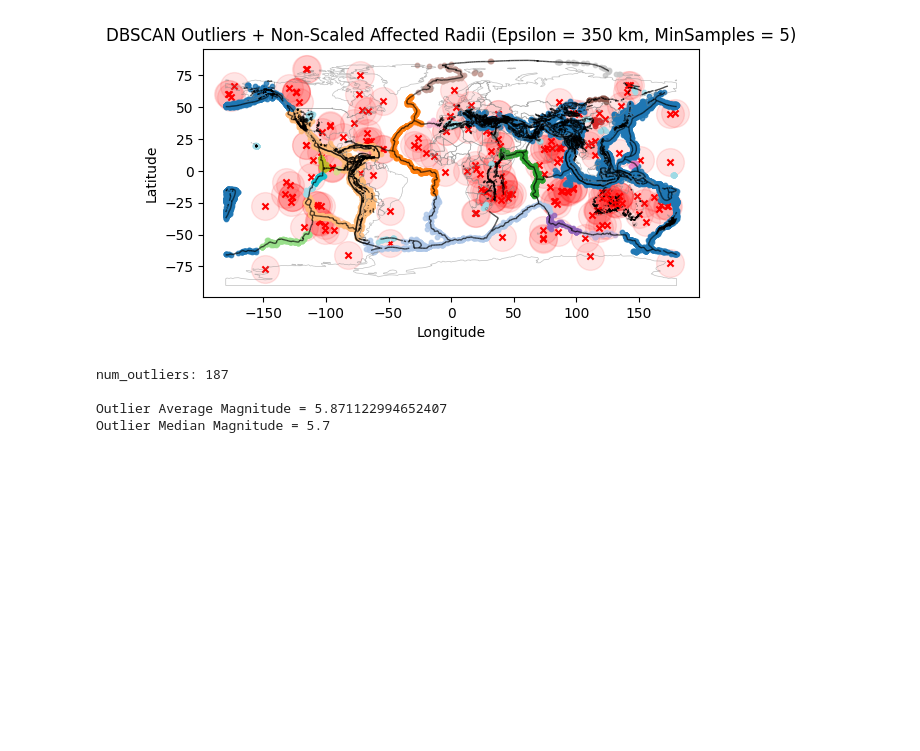
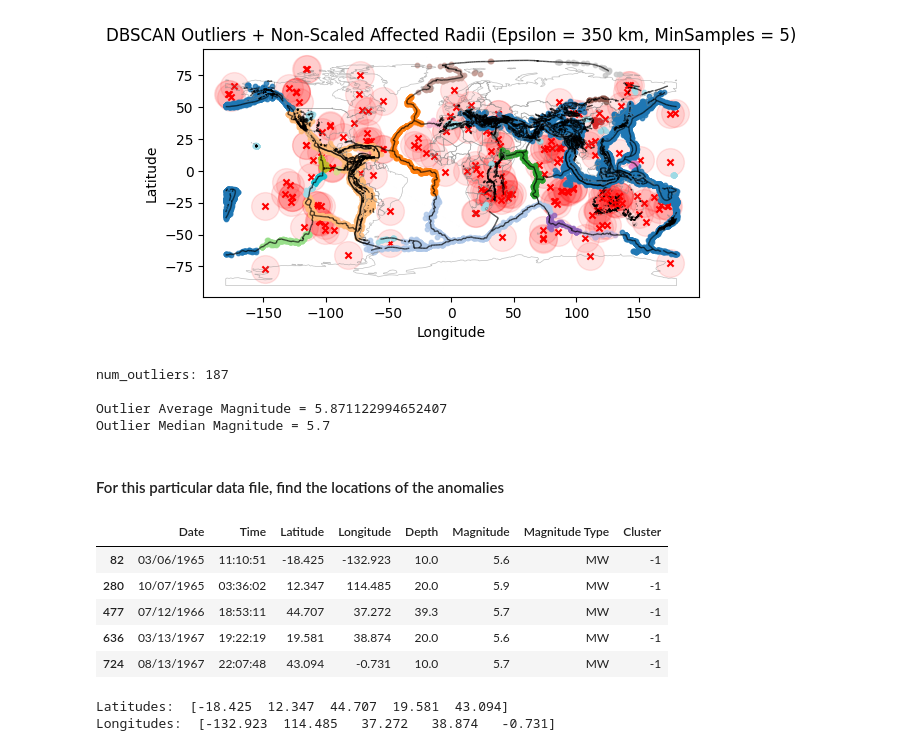
Before and after one commit to Tofudog/CS470-Final-Project, a Jupyter notebook: src/main.ipynb, the cells around one changed output. Cells and saved outputs as stored; diff of their text form; code cells hidden in the pictures; blank space fills up the shorter version.

```diff
--- a/src/main.ipynb
+++ b/src/main.ipynb
@@ -255,3 +278,24 @@ num_outliers: 187
 
 Outlier Average Magnitude = 5.871122994652407
 Outlier Median Magnitude = 5.7
+# %% [markdown]
+#### For this particular data file, find the locations of the anomalies
+# %%
+anomalies_df = df[df["Cluster"] == -1]
+anomalies_df.head()
+# %% [output]
+|  | Date | Time | Latitude | Longitude | Depth | Magnitude | Magnitude Type | Cluster |
+| 82 | 03/06/1965 | 11:10:51 | -18.425 | -132.923 | 10.0 | 5.6 | MW | -1 |
+| 280 | 10/07/1965 | 03:36:02 | 12.347 | 114.485 | 20.0 | 5.9 | MW | -1 |
+| 477 | 07/12/1966 | 18:53:11 | 44.707 | 37.272 | 39.3 | 5.7 | MW | -1 |
+| 636 | 03/13/1967 | 19:22:19 | 19.581 | 38.874 | 20.0 | 5.6 | MW | -1 |
+| 724 | 08/13/1967 | 22:07:48 | 43.094 | -0.731 | 10.0 | 5.7 | MW | -1 |
+# %%
+num_anomalies = anomalies_df.shape[0]
+anomalies_latitude = np.array(anomalies_df["Latitude"])
+anomalies_longitude = np.array(anomalies_df["Longitude"])
+print("Latitudes: ", anomalies_latitude[:5])
+print("Longitudes: ", anomalies_longitude[:5])
+# %% [output]
+Latitudes:  [-18.425  12.347  44.707  19.581  43.094]
+Longitudes:  [-132.923  114.485   37.272   38.874   -0.731]
```
Also changed, not shown: parts of 11 cells of this notebook, 1 other file.
